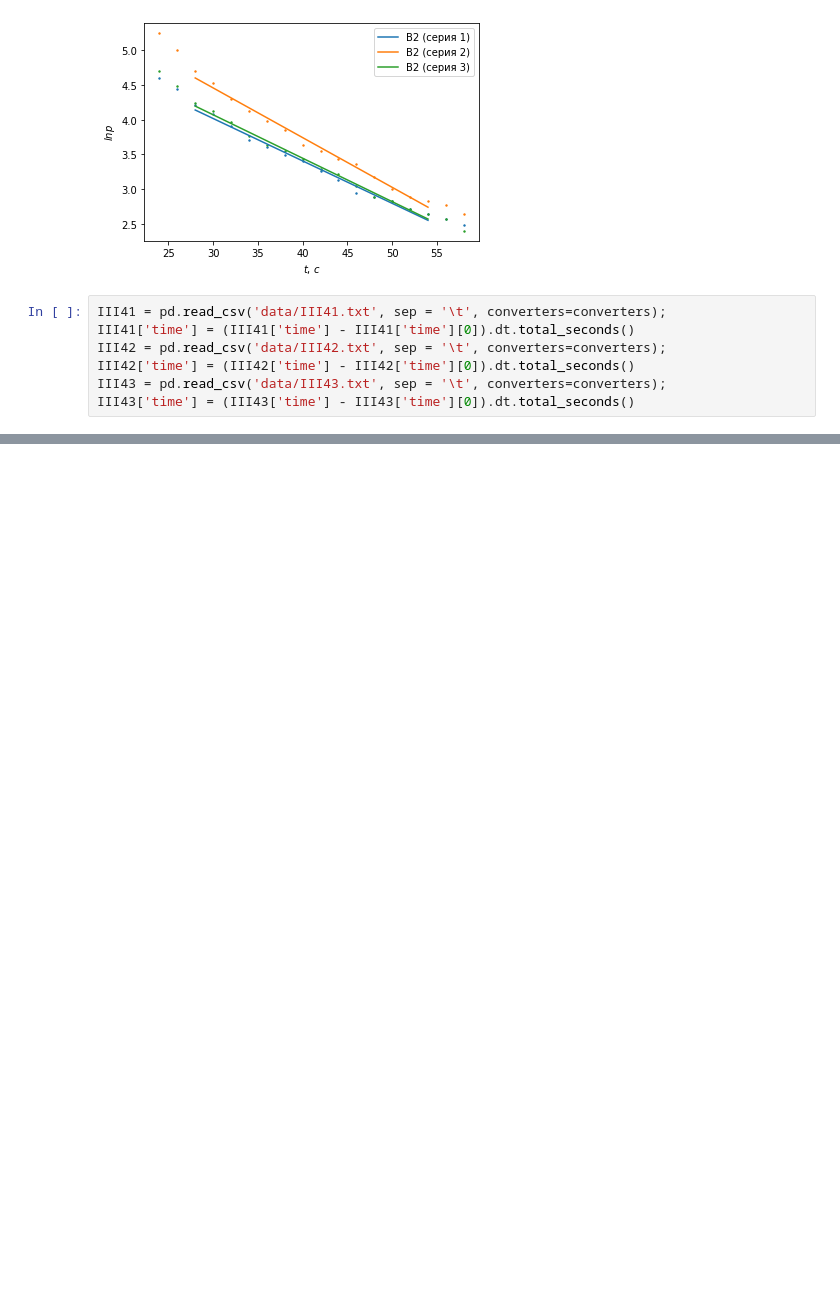
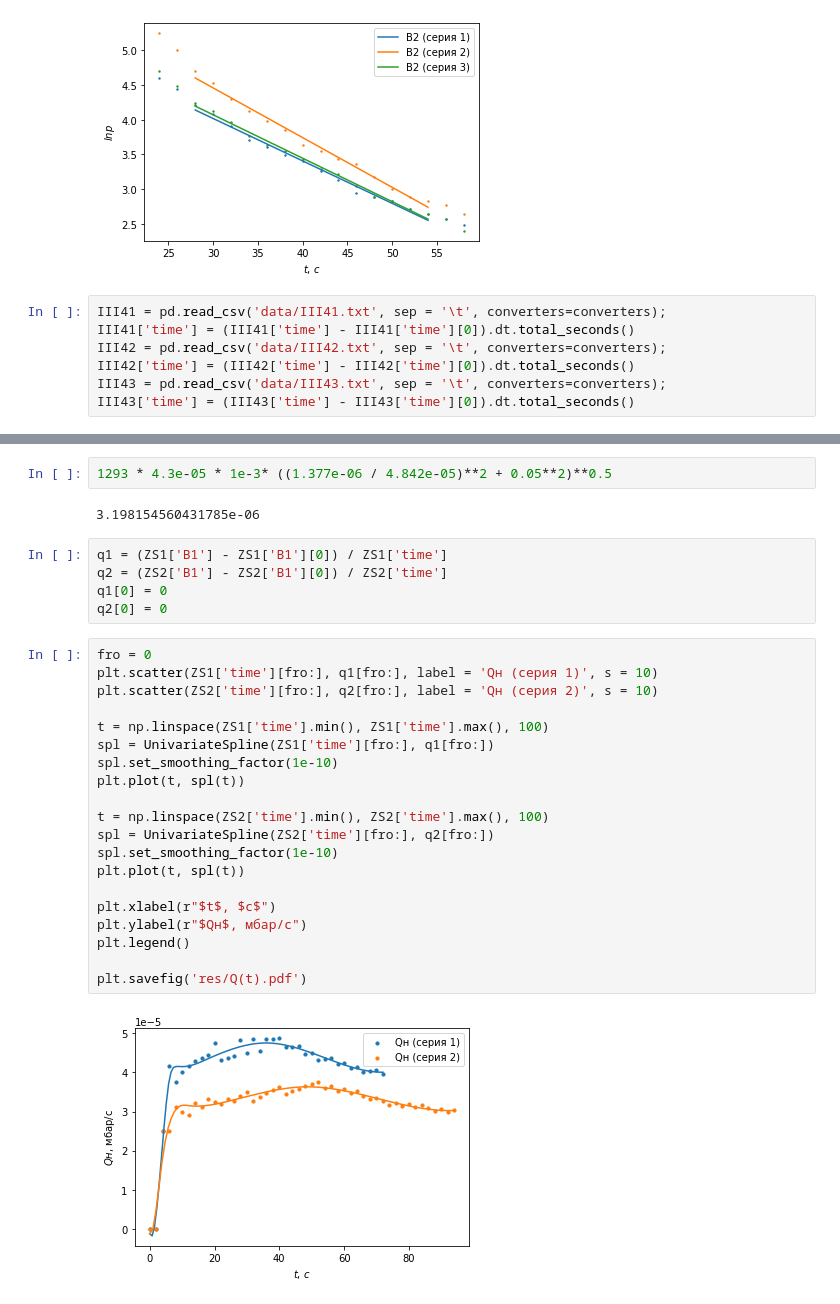
Before and after one commit to d3phys/miptlab, a Jupyter notebook: 2.3.1/231.ipynb, the cells around one changed output, grey strips where cells are left out. Cells and saved outputs as stored; diff of their text form; blank space fills up the shorter version.

```diff
--- a/2.3.1/231.ipynb
+++ b/2.3.1/231.ipynb
@@ -165,0 +268,31 @@ vk * 1e-3 * 0.01193954 * 3600
+# %%
+1293 * 4.3e-05 * 1e-3* ((1.377e-06 / 4.842e-05)**2 + 0.05**2)**0.5
+# %% [output]
+3.198154560431785e-06
+# %%
+q1 = (ZS1['B1'] - ZS1['B1'][0]) / ZS1['time']
+q2 = (ZS2['B1'] - ZS2['B1'][0]) / ZS2['time']
+q1[0] = 0
+q2[0] = 0
+# %%
+fro = 0
+plt.scatter(ZS1['time'][fro:], q1[fro:], label = 'Qн (серия 1)', s = 10)
+plt.scatter(ZS2['time'][fro:], q2[fro:], label = 'Qн (серия 2)', s = 10)
+
+t = np.linspace(ZS1['time'].min(), ZS1['time'].max(), 100)
+spl = UnivariateSpline(ZS1['time'][fro:], q1[fro:])
+spl.set_smoothing_factor(1e-10)
+plt.plot(t, spl(t))
+
+t = np.linspace(ZS2['time'].min(), ZS2['time'].max(), 100)
+spl = UnivariateSpline(ZS2['time'][fro:], q2[fro:])
+spl.set_smoothing_factor(1e-10)
+plt.plot(t, spl(t))
+
+plt.xlabel(r"$t$, $c$")
+plt.ylabel(r"$Qн$, мбар/c")
+plt.legend()
+
+plt.savefig('res/Q(t).pdf')
+# %% [output]
+[figure, added]
```
Also changed, not shown: parts of 18 cells of this notebook, 8 other files.
